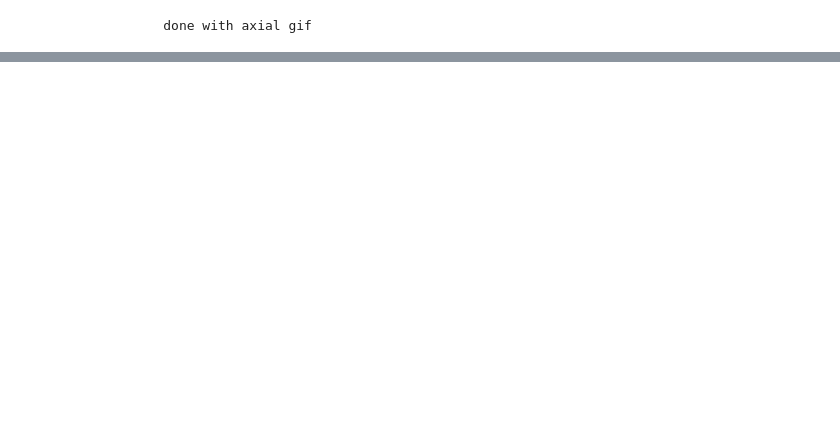
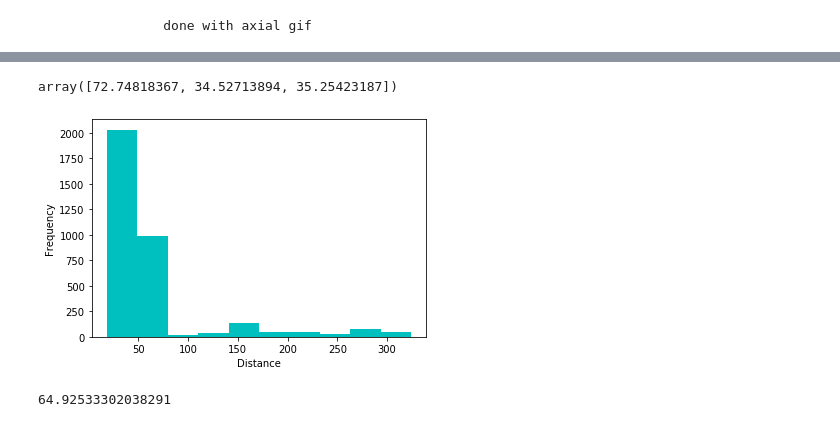
Before and after one commit to PlayWeird/utooth, a Jupyter notebook: preprocessing_dicom.ipynb, the cells around one changed output, grey strips where cells are left out. Saved outputs shown, nothing was run; the diff lists cells and outputs as text; code cells hidden in the pictures; blank space fills up the shorter version.

```diff
--- a/preprocessing_dicom.ipynb
+++ b/preprocessing_dicom.ipynb
@@ -167,0 +184,15 @@ make_gifs(pix_resampled, "test_gif", "axial")
+# %%
+filtered_image.shape
+
+def binarize(image):
+    new_image = np.zeros_like(image)
+    new_image[image>-2000] = 1
+    return new_image
+
+binary_image = binarize(filtered_image)
+non_zero_coords = np.array(list(zip(*map(list, binary_image.nonzero()))))
+
+np.mean(non_zero_coords, axis=0)
+np.std(non_zero_coords, axis=0)
+# %% [output]
+array([72.74818367, 34.52713894, 35.25423187])
@@ -167,0 +201,11 @@ make_gifs(pix_resampled, "test_gif", "axial")
+# %%
+distance_mat = distance_matrix([non_zero_coords.mean(axis=0)], non_zero_coords)
+
+plt.hist(distance_mat[0] ,color='c')
+plt.xlabel("Distance")
+plt.ylabel("Frequency")
+plt.show()
+print(np.mean(distance_mat))
+# %% [output]
+[figure, added]
+64.92533302038291
```
Also changed, not shown: parts of 12 cells of this notebook.
